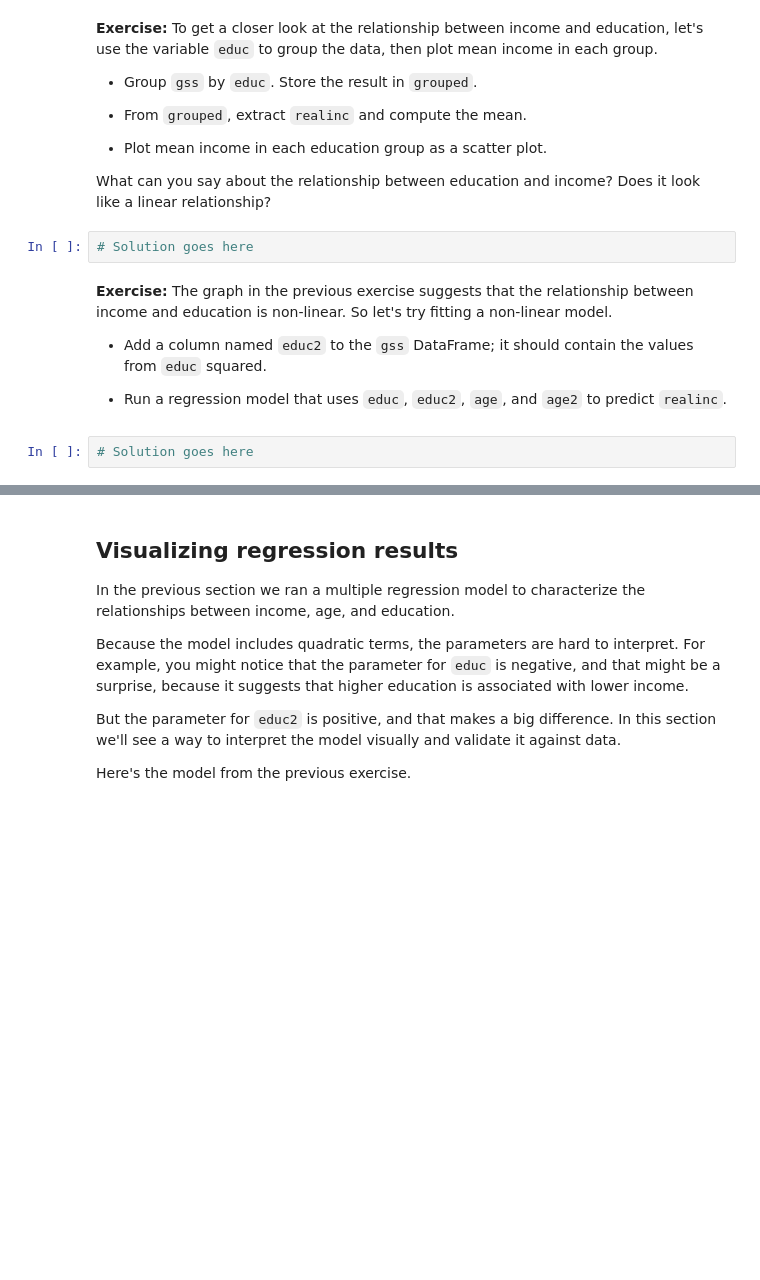
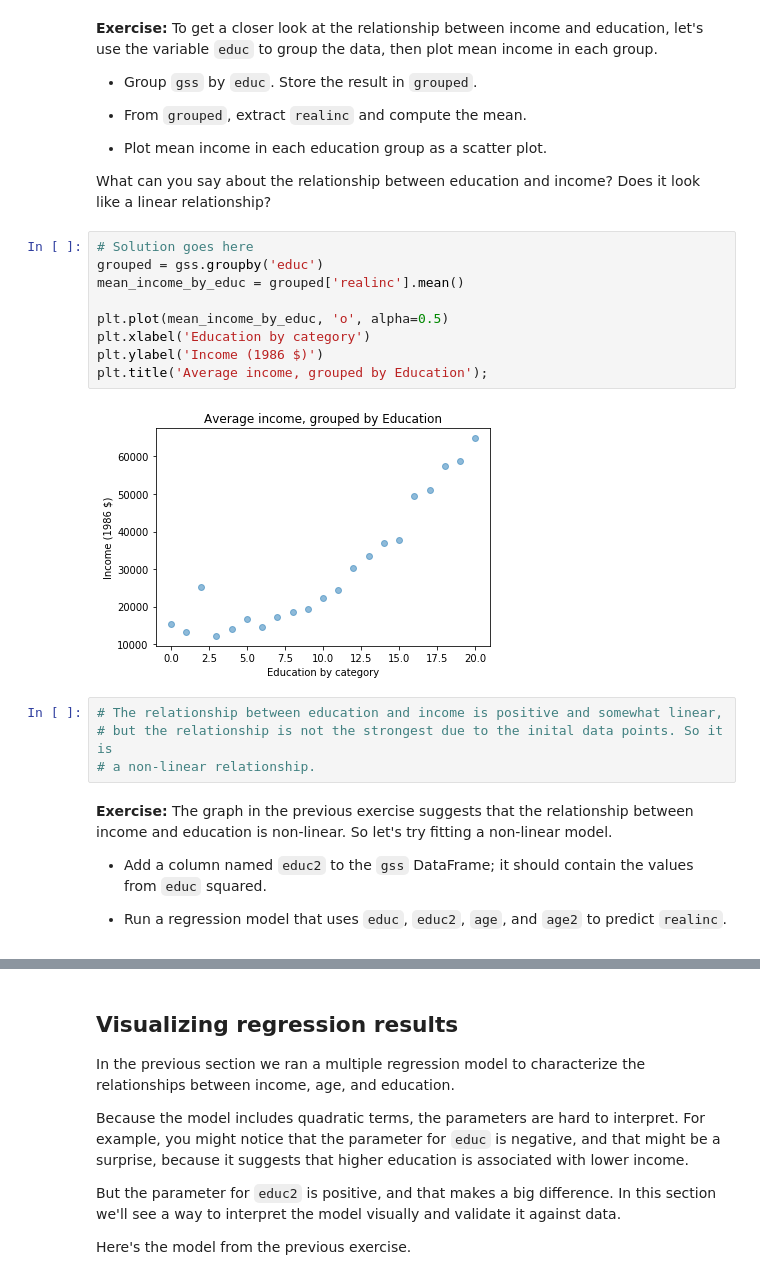
Before and after one commit to jespinozallanos/Elements_of_DS, a Jupyter notebook: Copy_of_10_regression.ipynb, the cells around one changed output, grey strips where cells are left out. Saved outputs shown, nothing was run; the diff lists cells and outputs as text; blank space fills up the shorter version.

```diff
--- a/Copy_of_10_regression.ipynb
+++ b/Copy_of_10_regression.ipynb
@@ -309,13 +275,24 @@ In the next section, we'll see methods to interpret multivariate models and visu
 - Plot mean income in each education group as a scatter plot.
 
 What can you say about the relationship between education and income?  Does it look like a linear relationship?
-# %%
-# Solution goes here
+# %%
+# Solution goes here
+grouped = gss.groupby('educ')
+mean_income_by_educ = grouped['realinc'].mean()
+
+plt.plot(mean_income_by_educ, 'o', alpha=0.5)
+plt.xlabel('Education by category')
+plt.ylabel('Income (1986 $)')
+plt.title('Average income, grouped by Education');
+# %% [output]
+[figure, added]
+# %%
+# The relationship between education and income is positive and somewhat linear,
+# but the relationship is not the strongest due to the inital data points. So it is
+# a non-linear relationship.
 # %% [markdown]
 **Exercise:** The graph in the previous exercise suggests that the relationship between income and education is non-linear.  So let's try fitting a non-linear model.
 
 - Add a column named `educ2` to the `gss` DataFrame; it should contain the values from `educ` squared.
 
 - Run a regression model that uses `educ`, `educ2`, `age`, and `age2` to predict `realinc`.
-# %%
-# Solution goes here
```
Also changed, not shown: parts of 36 cells of this notebook.
